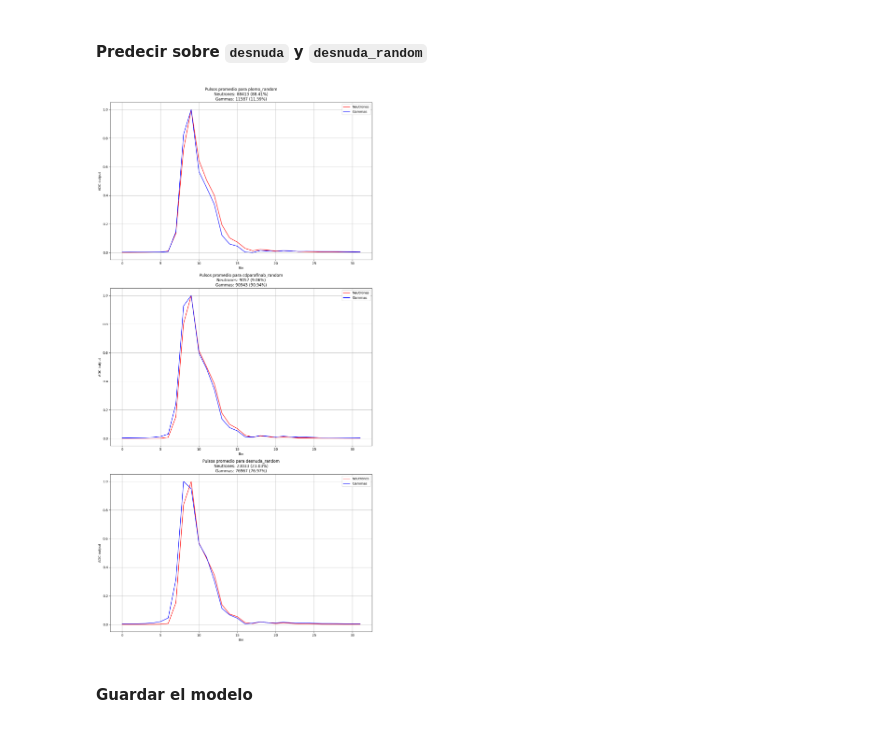
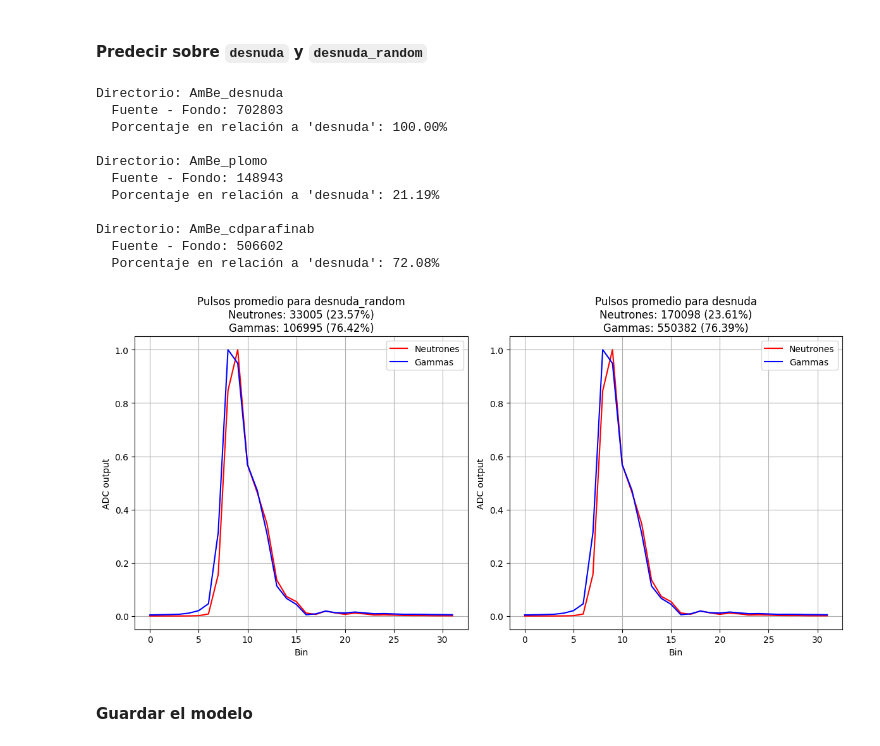
Before and after one commit to saisito/neutrones-gamma_classifier, a Jupyter notebook: process.ipynb, the cells around one changed output. Cells and saved outputs as stored; diff of their text form; code cells hidden in the pictures.

```diff
--- a/process.ipynb
+++ b/process.ipynb
@@ -581,9 +590,8 @@ from sklearn.ensemble import RandomForestClassifier, GradientBoostingClassifier
 # %%
 # Clasiciadores de mayor accuracy
 classifiers = {
-    "LGBM": LGBMClassifier(),
-    "GB": GradientBoostingClassifier(),
-    "RF": RandomForestClassifier(),
+    'LGBM' : LGBMClassifier(force_col_wise=True),
+    "CB": CatBoostClassifier(silent=True),
     "XGB": XGBClassifier()
 }
 # %%
@@ -617,9 +617,10 @@ voting_clf = VotingClassifier(estimators=list(classifiers.items()), voting='soft
 # %%
-# # Configurar GridSearchCV
-# grid_search = GridSearchCV(estimator=voting_clf, param_grid=param_grid,
-#                            scoring='accuracy', cv=5, verbose=2, n_jobs=1)
+# RandomSearch tranqui para no explotar la compu :)
+random_search = RandomizedSearchCV(estimator=voting_clf, param_distributions=param_grid,
+                                   scoring='accuracy', cv=3, verbose=2, n_jobs=4,
+                                   n_iter=40, random_state=42)
 # %%
 # Ajustar el modelo
-# grid_search.fit(X_train, y_train)
-voting_clf.fit(X_train,y_train)
+random_search.fit(X_train, y_train)
+# voting_clf.fit(X_train,y_train)
 # %% [output]
@@ -654,6 +666,6 @@ VotingClassifier(estimators=[('LGBM', LGBMClassifier()),
 # %%
 # Nuestro voting sera el de los mejores parametros
-# voting_clf = grid_search.best_estimator_
+voting_clf = random_search.best_estimator_
 # %%
 y_pred_clf = voting_clf.predict(X_test)
 accuracy_clf = accuracy_score(y_test, y_pred_clf)
@@ -685,7 +697,6 @@ ROC AUC: 0.7840
 # %%
 import numpy as np
 import matplotlib.pyplot as plt
-from sklearn.preprocessing import StandardScaler
 
 def load_and_predict(file, model, scaler):
     """
@@ -717,14 +728,37 @@ def load_and_predict(file, model, scaler):
 
     return neutron_pulses, gamma_pulses
 
+# Directorios de las configuraciones
+directories = [
+    "AmBe_desnuda",
+    "AmBe_plomo",
+    "AmBe_cdparafinab"
+]
+
+# Obtener el conteo de eventos para la configuración "desnuda"
+fuente_count_desnuda, fondo_count_desnuda, difference_desnuda = count_events_in_directory("AmBe_desnuda")
+
+# Contar y mostrar los resultados para cada configuración
+for directory in directories:
+    fuente_count, fondo_count, difference = count_events_in_directory(directory)
+
+    # Calcular el porcentaje en relación a "desnuda"
+    if fuente_count_desnuda > 0:
+        percentage_difference = (difference / difference_desnuda) * 100
+    else:
+        percentage_difference = 0
+
+    print(f"Directorio: {directory}")
+    print(f"  Fuente - Fondo: {difference}")
+    print(f"  Porcentaje en relación a 'desnuda': {percentage_difference:.2f}%\n")
+
 # Modelo y scaler ya entrenados
 best_model = voting_clf
 
 # Archivos con los datos de entrada
 files = {
-    'plomo_random': 'AmBe_plomo_random/fuente_pulsos.csv',
-    'cdparafinab_random': 'AmBe_cdparafinab_random/fuente_pulsos.csv',
-    'desnuda_random': 'AmBe_desnuda_random/fuente_pulsos.csv'
+    'desnuda_random': 'AmBe_desnuda_random/fuente_pulsos.csv',
+    'desnuda': 'AmBe_desnuda/fuente_pulsos.csv'
 }
 
 # Diccionario para almacenar los pulsos
@@ -737,39 +771,50 @@ for name, file in files.items():
         'gamma_pulses': gamma_pulses
     }
 
-# Crear subplots (3 filas y 1 columna)
-fig, axs = plt.subplots(3, 1, figsize=(12, 24))
+# Crear subplots (1 filas y 2 columnas)
+fig, axs = plt.subplots(1, 2, figsize=(12, 6))
 
 for i, (name, data) in enumerate(results.items()):
     neutron_mean_pulses = np.mean(data['neutron_pulses'], axis=0)
     gamma_mean_pulses = np.mean(data['gamma_pulses'], axis=0)
 
     neutron_mean_pulses_normalized = neutron_mean_pulses / np.max(neutron_mean_pulses)
     gamma_mean_pulses_normalized = gamma_mean_pulses / np.max(gamma_mean_pulses)
 
     # Plot de neutrones y gammas
     axs[i].plot(neutron_mean_pulses_normalized, color='red', label='Neutrones')
     axs[i].plot(gamma_mean_pulses_normalized, color='blue', label='Gammas')
 
     # Calcular y mostrar cantidad y porcentaje
     num_neutrons = data['neutron_pulses'].shape[0]
     num_gammas = data['gamma_pulses'].shape[0]
     total = num_neutrons + num_gammas
     neutron_percentage = (num_neutrons / total) * 100
     gamma_percentage = (num_gammas / total) * 100
 
     axs[i].set_title(f'Pulsos promedio para {name}\n'
                      f'Neutrones: {num_neutrons} ({neutron_percentage:.2f}%)\n'
                      f'Gammas: {num_gammas} ({gamma_percentage:.2f}%)')
     axs[i].set_xlabel('Bin')
     axs[i].set_ylabel('ADC output')
     axs[i].grid()
     axs[i].legend()
 
 plt.tight_layout()
 plt.show()
 # %% [output]
+Directorio: AmBe_desnuda
+  Fuente - Fondo: 702803
+  Porcentaje en relación a 'desnuda': 100.00%
+
+Directorio: AmBe_plomo
+  Fuente - Fondo: 148943
+  Porcentaje en relación a 'desnuda': 21.19%
+
+Directorio: AmBe_cdparafinab
+  Fuente - Fondo: 506602
+  Porcentaje en relación a 'desnuda': 72.08%
-[figure, old version]
+[figure, new version]
 # %% [markdown]
 #### Guardar el modelo
 # %%
```
Also changed, not shown: parts of 17 cells of this notebook, 1 other file.
